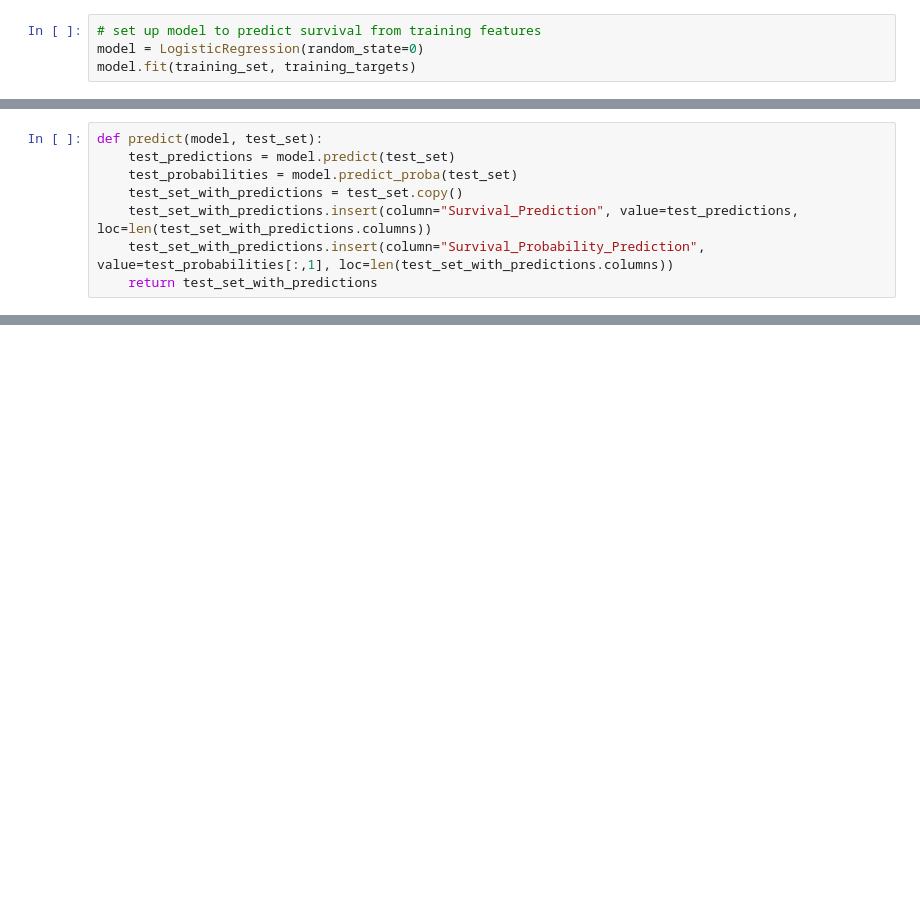
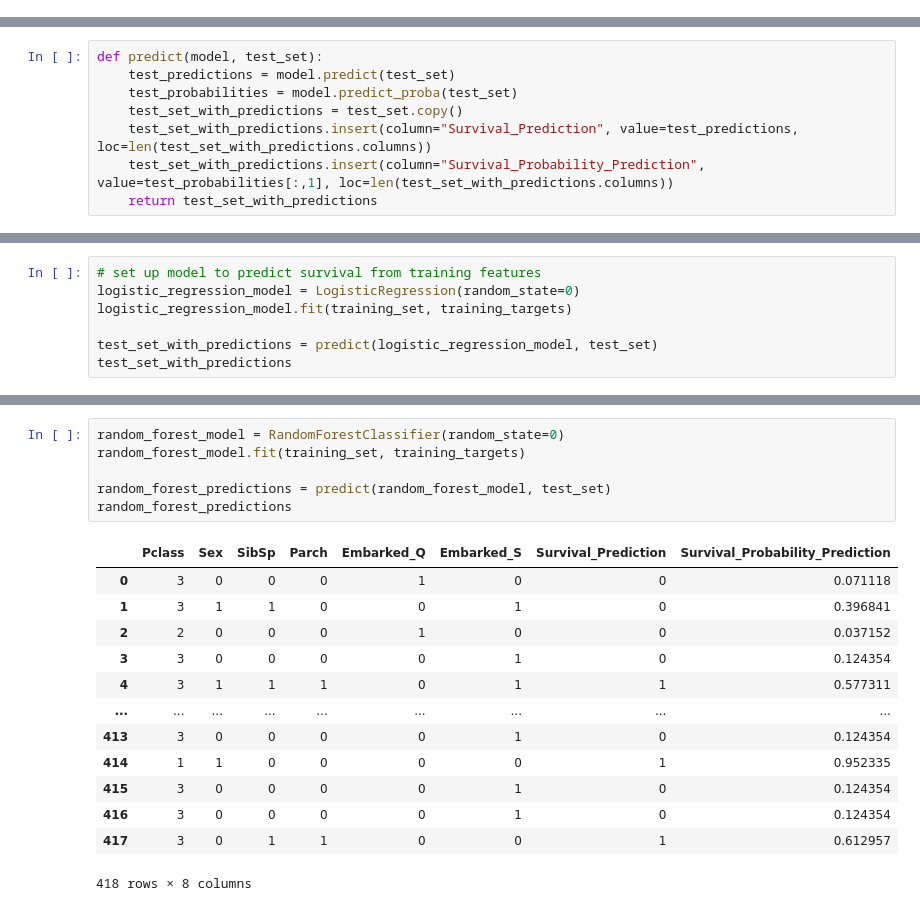
Before and after one commit to amihays/titanic, a Jupyter notebook: data_exploration.ipynb, the cells around one changed output, grey strips where cells are left out. Drawn from its saved outputs; the diff is of its cells as text; blank space fills up the shorter version.

Commit message:
Add random forest model for comparison

```diff
--- a/data_exploration.ipynb
+++ b/data_exploration.ipynb
@@ -139,7 +140,3 @@ for column in columns:
 missing_data"""
 # %% [output]
 '# check to make sure all cells have integer values\ncheck_data_set = training_set\n\ncolumns = list(check_data_set.columns)\nmissing_data = False\n\nfor column in columns:\n    column_data = check_da ...
-# %%
-# set up model to predict survival from training features
-model = LogisticRegression(random_state=0)
-model.fit(training_set, training_targets)
@@ -172,0 +151,7 @@ test_set_with_predictions
+# %%
+# set up model to predict survival from training features
+logistic_regression_model = LogisticRegression(random_state=0)
+logistic_regression_model.fit(training_set, training_targets)
+
+test_set_with_predictions = predict(logistic_regression_model, test_set)
+test_set_with_predictions
@@ -173 +178,21 @@ test_set_with_predictions
+# %%
+random_forest_model = RandomForestClassifier(random_state=0)
+random_forest_model.fit(training_set, training_targets)
+
+random_forest_predictions = predict(random_forest_model, test_set)
+random_forest_predictions
+# %% [output]
+|  | Pclass | Sex | SibSp | Parch | Embarked_Q | Embarked_S | Survival_Prediction | Survival_Probability_Prediction |
+| 0 | 3 | 0 | 0 | 0 | 1 | 0 | 0 | 0.071118 |
+| 1 | 3 | 1 | 1 | 0 | 0 | 1 | 0 | 0.396841 |
+| 2 | 2 | 0 | 0 | 0 | 1 | 0 | 0 | 0.037152 |
+| 3 | 3 | 0 | 0 | 0 | 0 | 1 | 0 | 0.124354 |
+| 4 | 3 | 1 | 1 | 1 | 0 | 1 | 1 | 0.577311 |
+| ... | ... | ... | ... | ... | ... | ... | ... | ... |
+| 413 | 3 | 0 | 0 | 0 | 0 | 1 | 0 | 0.124354 |
+| 414 | 1 | 1 | 0 | 0 | 0 | 0 | 1 | 0.952335 |
+| 415 | 3 | 0 | 0 | 0 | 0 | 1 | 0 | 0.124354 |
+| 416 | 3 | 0 | 0 | 0 | 0 | 1 | 0 | 0.124354 |
+| 417 | 3 | 0 | 1 | 1 | 0 | 0 | 1 | 0.612957 |
+418 rows × 8 columns
 # %%
```
Also changed, not shown: parts of 8 cells of this notebook.
